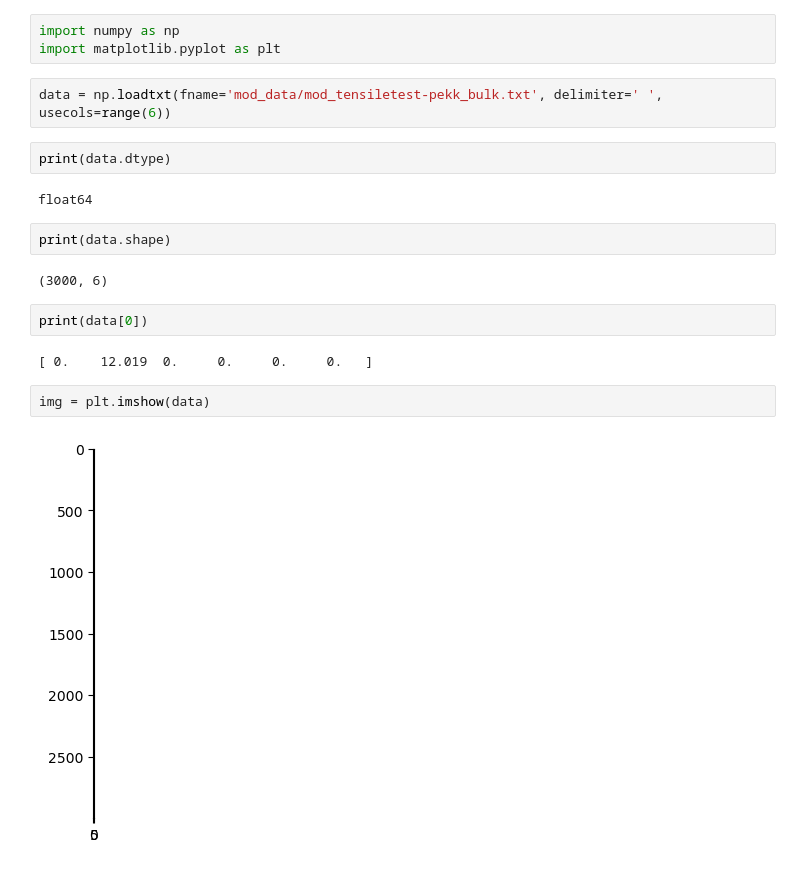
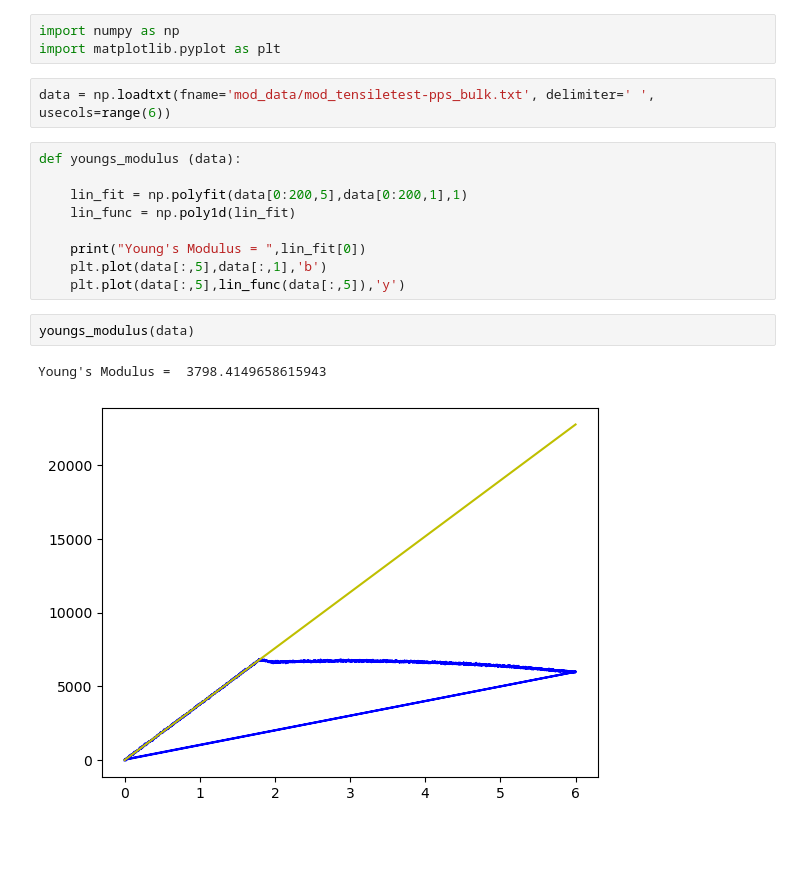
Before and after one commit to Ryn-Oliphant/mse150s23-project1, a Jupyter notebook: Plots_for_Data.ipynb, the cells around one changed output. Saved outputs shown, nothing was run; the diff lists cells and outputs as text; blank space fills up the shorter version.

Commit message:
Created Young's Modulus function

```diff
--- a/Plots_for_Data.ipynb
+++ b/Plots_for_Data.ipynb
@@ -2,21 +2,19 @@
 import numpy as np
 import matplotlib.pyplot as plt
 # %%
-data = np.loadtxt(fname='mod_data/mod_tensiletest-pekk_bulk.txt', delimiter=' ', usecols=range(6))
+data = np.loadtxt(fname='mod_data/mod_tensiletest-pps_bulk.txt', delimiter=' ', usecols=range(6))
-# %%
-print(data.dtype)
-# %% [output]
-float64
-# %%
-print(data.shape)
-# %% [output]
-(3000, 6)
-# %%
-print(data[0])
-# %% [output]
-[ 0.    12.019  0.     0.     0.     0.   ]
-# %%
-img = plt.imshow(data)
-# %% [output]
-[figure, removed]
+# %%
+def youngs_modulus (data):
+
+    lin_fit = np.polyfit(data[0:200,5],data[0:200,1],1)
+    lin_func = np.poly1d(lin_fit)
+
+    print("Young's Modulus = ",lin_fit[0])
+    plt.plot(data[:,5],data[:,1],'b')
+    plt.plot(data[:,5],lin_func(data[:,5]),'y')
+# %%
+youngs_modulus(data)
+# %% [output]
+Young's Modulus =  3798.4149658615943
+[figure, added]
 # %%
```
Also changed, not shown: parts of 1 cell of this notebook.
